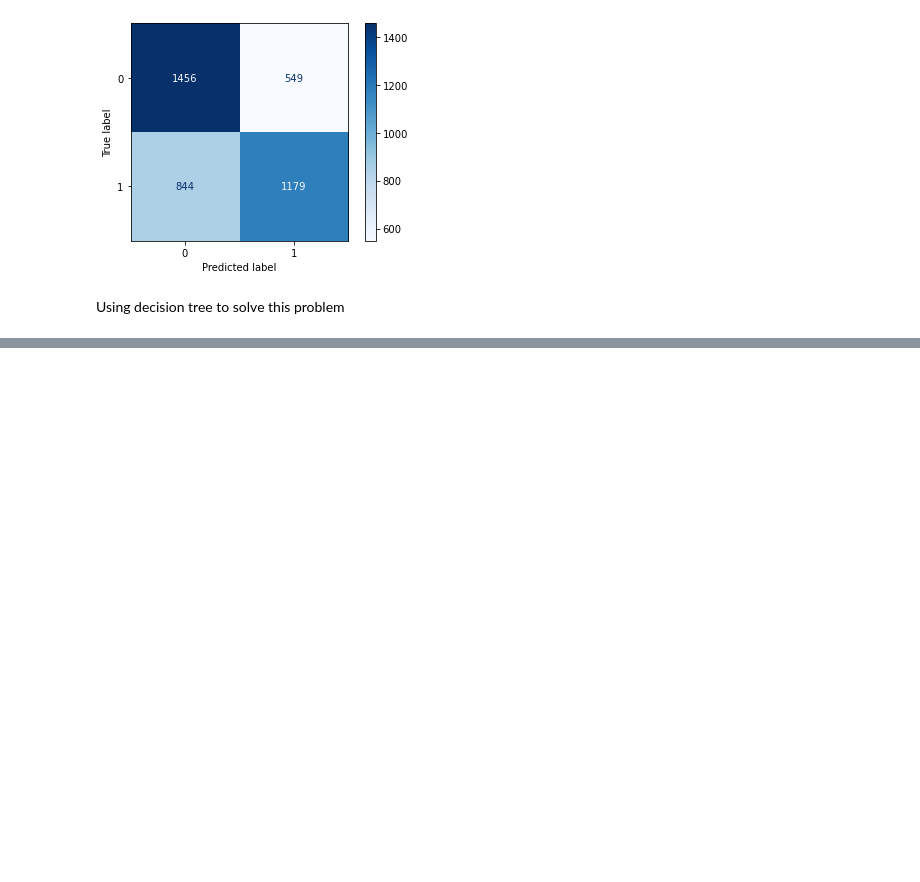
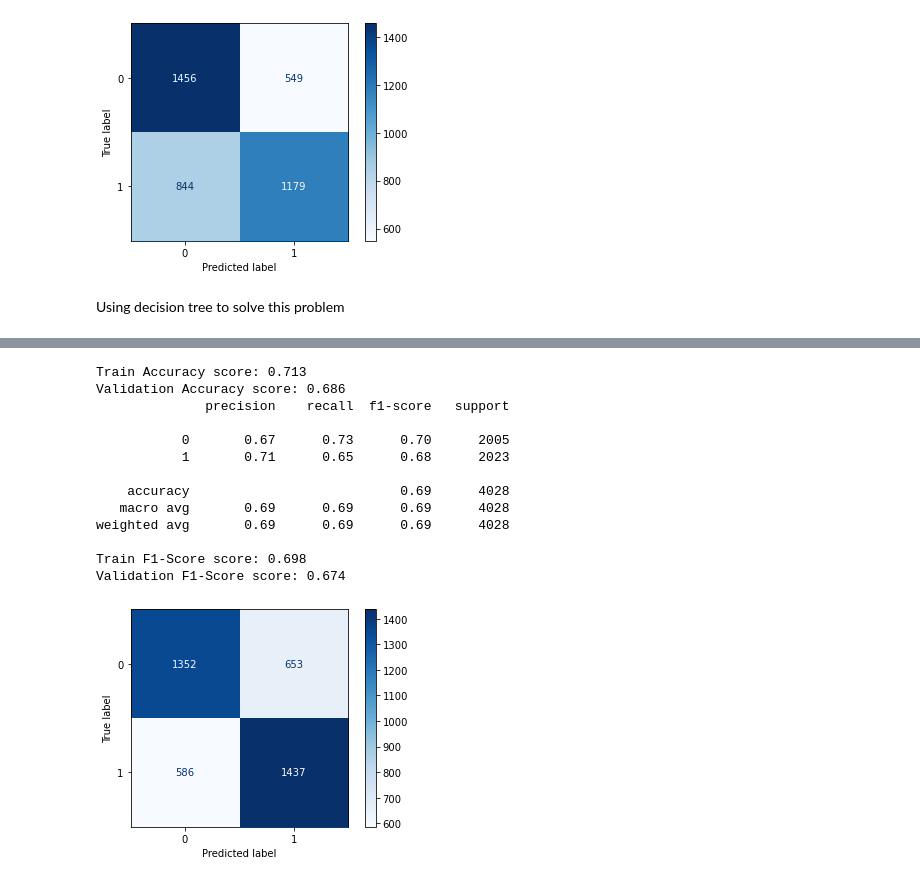
Before and after one commit to qinqin65/MachineLerningAssignment1, a Jupyter notebook: s3805989_assignment1.ipynb, the cells around one changed output, grey strips where cells are left out. Cells and saved outputs as stored; diff of their text form; code cells hidden in the pictures; blank space fills up the shorter version.

```diff
--- a/s3805989_assignment1.ipynb
+++ b/s3805989_assignment1.ipynb
@@ -550,0 +586,39 @@ Validation F1-Score score: 0.693
+# %%
+clf_random_forest = RandomForestClassifier(max_depth=8, random_state=0)
+clf_random_forest.fit(train_decision_tree_x, train_decision_tree_y)
+
+train_random_forest_prediction = clf_random_forest.predict(train_decision_tree_x)
+val_random_forest_prediction = clf_random_forest.predict(val_decision_tree_x)
+test_random_forest_prediction = clf_random_forest.predict(test_decision_tree_x)
+
+train_random_forest_acc = balanced_accuracy_score(train_decision_tree_y, train_random_forest_prediction)
+val_random_forest_acc = balanced_accuracy_score(val_decision_tree_y, val_random_forest_prediction)
+
+print("Train Accuracy score: {:.3f}".format(train_random_forest_acc))
+print("Validation Accuracy score: {:.3f}".format(val_random_forest_acc))
+
+print(classification_report(test_decision_tree_y, test_random_forest_prediction,))
+
+train_decision_tree_f1 = f1_score(train_decision_tree_y, train_random_forest_prediction)
+val_decision_tree_f1 = f1_score(val_decision_tree_y, val_random_forest_prediction)
+
+print("Train F1-Score score: {:.3f}".format(train_decision_tree_f1))
+print("Validation F1-Score score: {:.3f}".format(val_decision_tree_f1))
+
+disp = plot_confusion_matrix(clf_decision_tree, test_decision_tree_x, test_decision_tree_y, cmap=plt.cm.Blues)
+plt.show()
+# %% [output]
+Train Accuracy score: 0.713
+Validation Accuracy score: 0.686
+              precision    recall  f1-score   support
+
+           0       0.67      0.73      0.70      2005
+           1       0.71      0.65      0.68      2023
+
+    accuracy                           0.69      4028
+   macro avg       0.69      0.69      0.69      4028
+weighted avg       0.69      0.69      0.69      4028
+
+Train F1-Score score: 0.698
+Validation F1-Score score: 0.674
+[figure, added]
```
Also changed, not shown: parts of 5 cells of this notebook.
